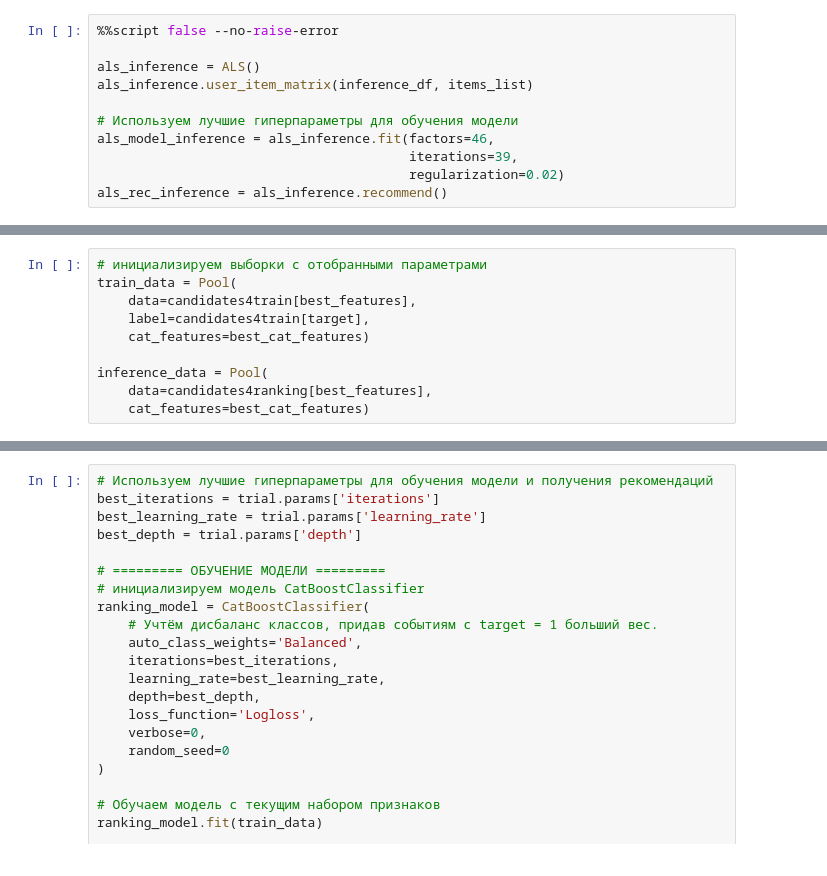
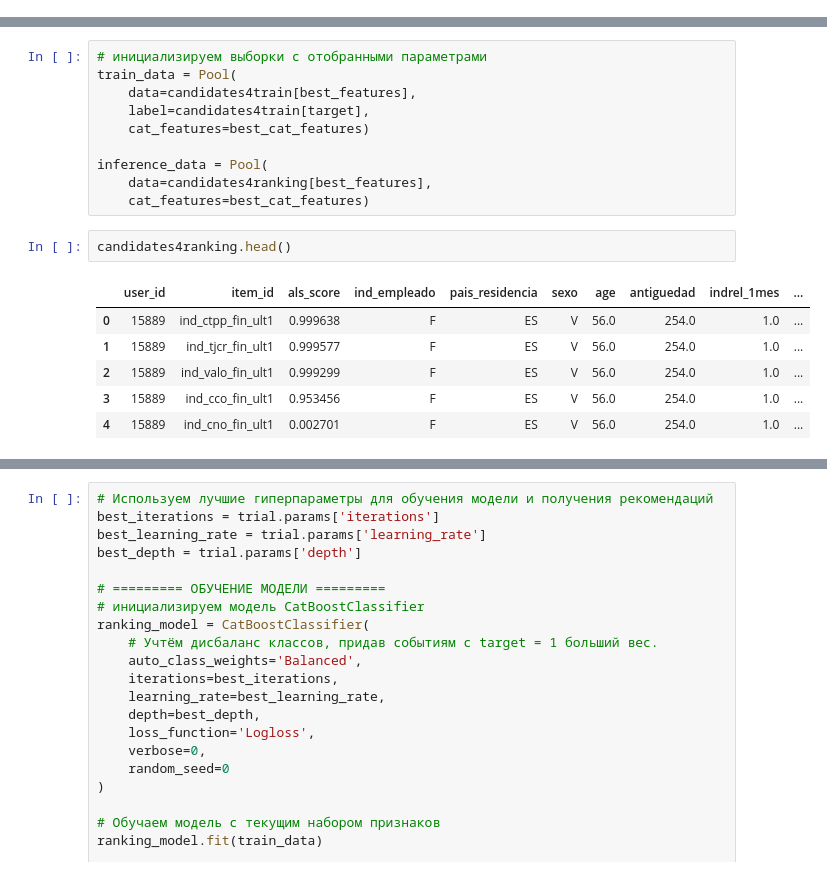
Before and after one commit to alien150684/banking_products_recom, a Jupyter notebook: recommendations.ipynb, the cells around one changed output, grey strips where cells are left out. Cells and saved outputs as stored; diff of their text form.

Commit message:
Оптимизация гиперпараметров модели ранжирования 2

```diff
--- a/recommendations.ipynb
+++ b/recommendations.ipynb
@@ -946,17 +961,6 @@ als_model_inference = als_inference.fit(factors=best_factors,
                                         iterations=best_iterations,
                                         regularization=best_regularization)
 als_rec_inference = als_inference.recommend()
-# %%
-%%script false --no-raise-error
-
-als_inference = ALS()
-als_inference.user_item_matrix(inference_df, items_list)
-
-# Используем лучшие гиперпараметры для обучения модели
-als_model_inference = als_inference.fit(factors=46,
-                                        iterations=39,
-                                        regularization=0.02)
-als_rec_inference = als_inference.recommend()
 # %%
 for top_k in (3, 5):
     events_recs_for_binary_metrics = process_events_recs_for_binary_metrics(
@@ -1318,6 +1320,15 @@ train_data = Pool(
 inference_data = Pool(
     data=candidates4ranking[best_features],
     cat_features=best_cat_features)
+# %%
+candidates4ranking.head()
+# %% [output]
+|  | user_id | item_id | als_score | ind_empleado | pais_residencia | sexo | age | antiguedad | indrel_1mes | ... |
+| 0 | 15889 | ind_ctpp_fin_ult1 | 0.999638 | F | ES | V | 56.0 | 254.0 | 1.0 | ... |
+| 1 | 15889 | ind_tjcr_fin_ult1 | 0.999577 | F | ES | V | 56.0 | 254.0 | 1.0 | ... |
+| 2 | 15889 | ind_valo_fin_ult1 | 0.999299 | F | ES | V | 56.0 | 254.0 | 1.0 | ... |
+| 3 | 15889 | ind_cco_fin_ult1 | 0.953456 | F | ES | V | 56.0 | 254.0 | 1.0 | ... |
+| 4 | 15889 | ind_cno_fin_ult1 | 0.002701 | F | ES | V | 56.0 | 254.0 | 1.0 | ... |
 # %%
 # Функция, которую Optuna будет оптимизировать,
 # Целевая функция
```
Also changed, not shown: parts of 23 cells of this notebook.
